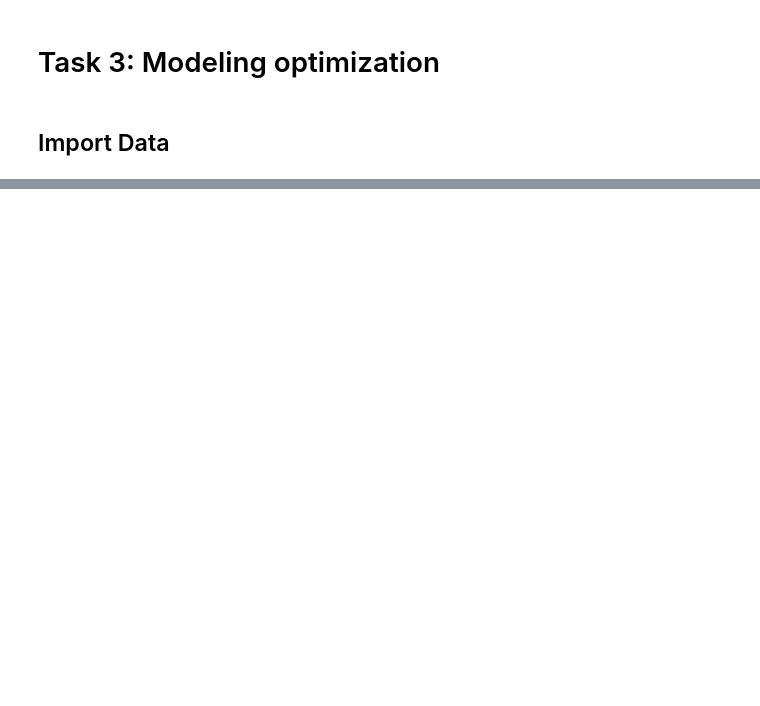
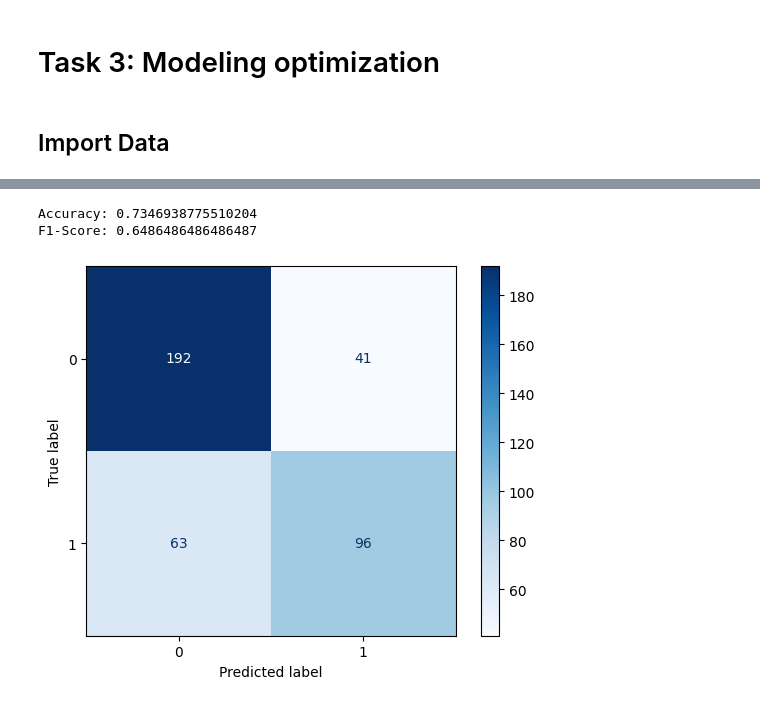
Before and after one commit to john2408/project_intro_ai, a Jupyter notebook: notebooks/Samuel/Task 3 Modeling_optimization.ipynb, the cells around one changed output, grey strips where cells are left out. Saved outputs shown, nothing was run; the diff lists cells and outputs as text; code cells hidden in the pictures; blank space fills up the shorter version.

```diff
--- a/notebooks/Samuel/Task 3 Modeling_optimization.ipynb
+++ b/notebooks/Samuel/Task 3 Modeling_optimization.ipynb
@@ -39,0 +100,29 @@ df_train.shape, df_test.shape
+# %%
+#Bagging Tree
+from sklearn.ensemble import BaggingClassifier
+
+bagt= BaggingClassifier(tree.DecisionTreeClassifier(),n_estimators=10, random_state=0)
+
+# Fit the model to the training data
+bagt.fit(x_train, y_train)
+
+# Make predictions on the validation data
+y_pred = bagt.predict(x_test)
+
+# Calculate accuracy and F1-score
+accuracy = accuracy_score(y_test, y_pred)
+f1 = f1_score(y_test, y_pred)
+
+# Print the results
+print("Accuracy:", accuracy)
+print("F1-Score:", f1)
+
+# Display the confusion matrix
+cm = confusion_matrix(y_test, y_pred)
+disp = ConfusionMatrixDisplay(confusion_matrix=cm)
+disp.plot(cmap='Blues')
+plt.show()
+# %% [output]
+Accuracy: 0.7346938775510204
+F1-Score: 0.6486486486486487
+[figure, added]
```
Also changed, not shown: parts of 12 cells of this notebook.
